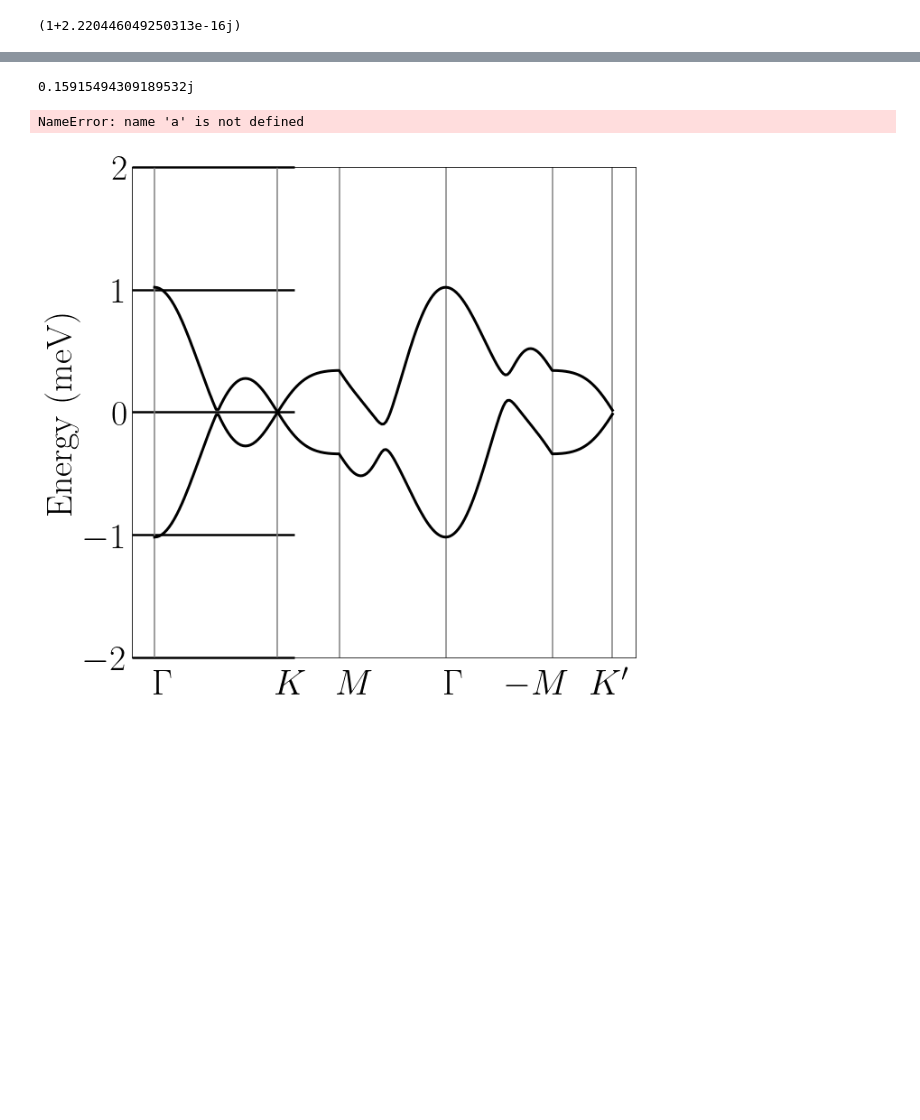
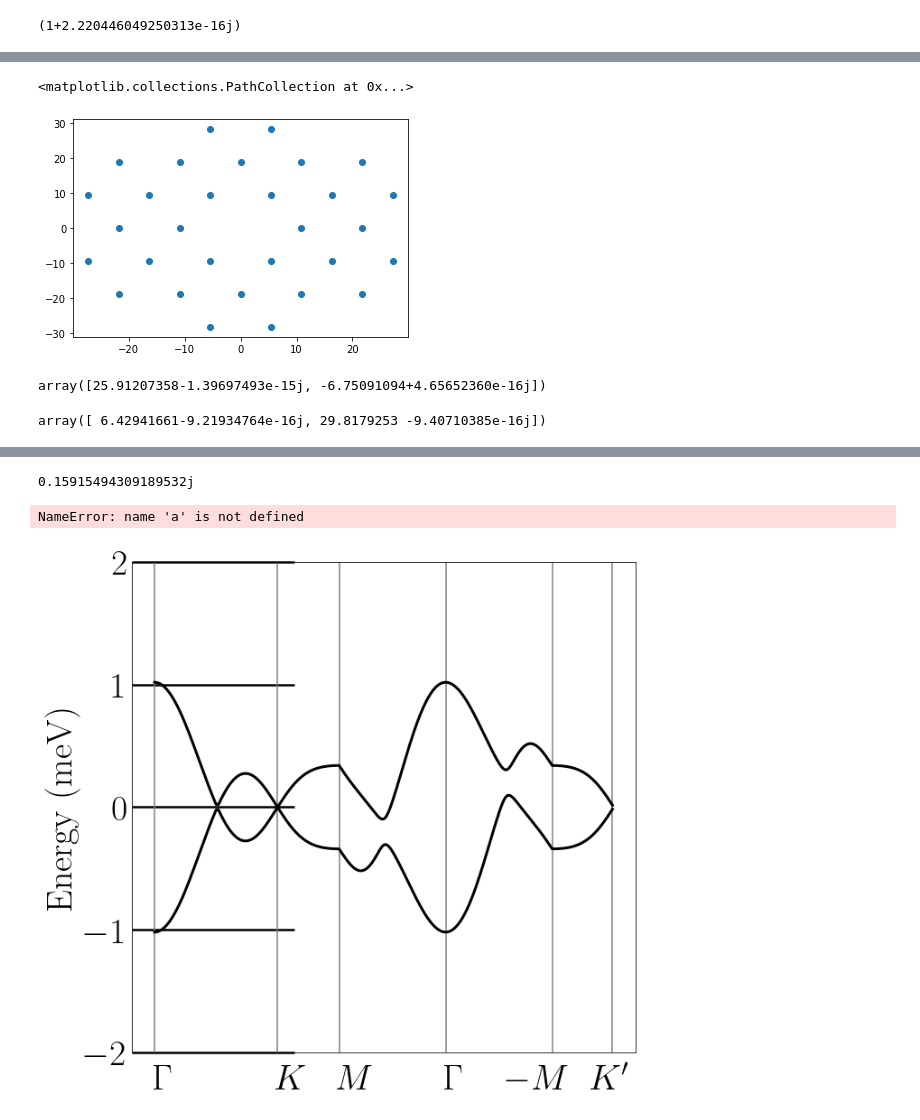
Before and after one commit to aaronchew/magnetic-band-structure, a Jupyter notebook: Interactions/Untitled.ipynb, the cells around one changed output, grey strips where cells are left out. Cells and saved outputs as stored; diff of their text form; code cells hidden in the pictures; blank space fills up the shorter version.

```diff
--- a/Interactions/Untitled.ipynb
+++ b/Interactions/Untitled.ipynb
@@ -292,3 +248,10 @@ def getFockHamiltonian(k_vec):
             mMatrix = phase*(np.dot(np.dot(eigvecs2[:,160:162].conj().T,getHq(q_pt+g_pt)),eigvecs1[:,160:162]))
             hamiltonianF += potent * np.dot(mMatrix.conj().T, mMatrix)
     return(hamiltonianF)
+# %%
+g_lattice_no_zero = [i for i in g_lattice if np.abs(distance(i,gpt) > 0.0001)]
+# %%
+plt.scatter(np.real(np.array(g_lattice_no_zero).T[0]),np.real(np.array(g_lattice_no_zero).T[1]))
+# %% [output]
+<matplotlib.collections.PathCollection at 0x...>
+[figure, added]
@@ -294,0 +284,4 @@ def getFockHamiltonian(k_vec):
+# %%
+0.000064*np.linalg.eigvals(testGammaPoint+testGammaPoint.T.conj())
+# %% [output]
+array([25.91207358-1.39697493e-15j, -6.75091094+4.65652360e-16j])
@@ -294,0 +290,4 @@ def getFockHamiltonian(k_vec):
+# %%
+0.000064*np.linalg.eigvals(testKPoint+testKPoint.T.conj())
+# %% [output]
+array([ 6.42941661-9.21934764e-16j, 29.8179253 -9.40710385e-16j])
```
Also changed, not shown: parts of 29 cells of this notebook, 31 other files.
